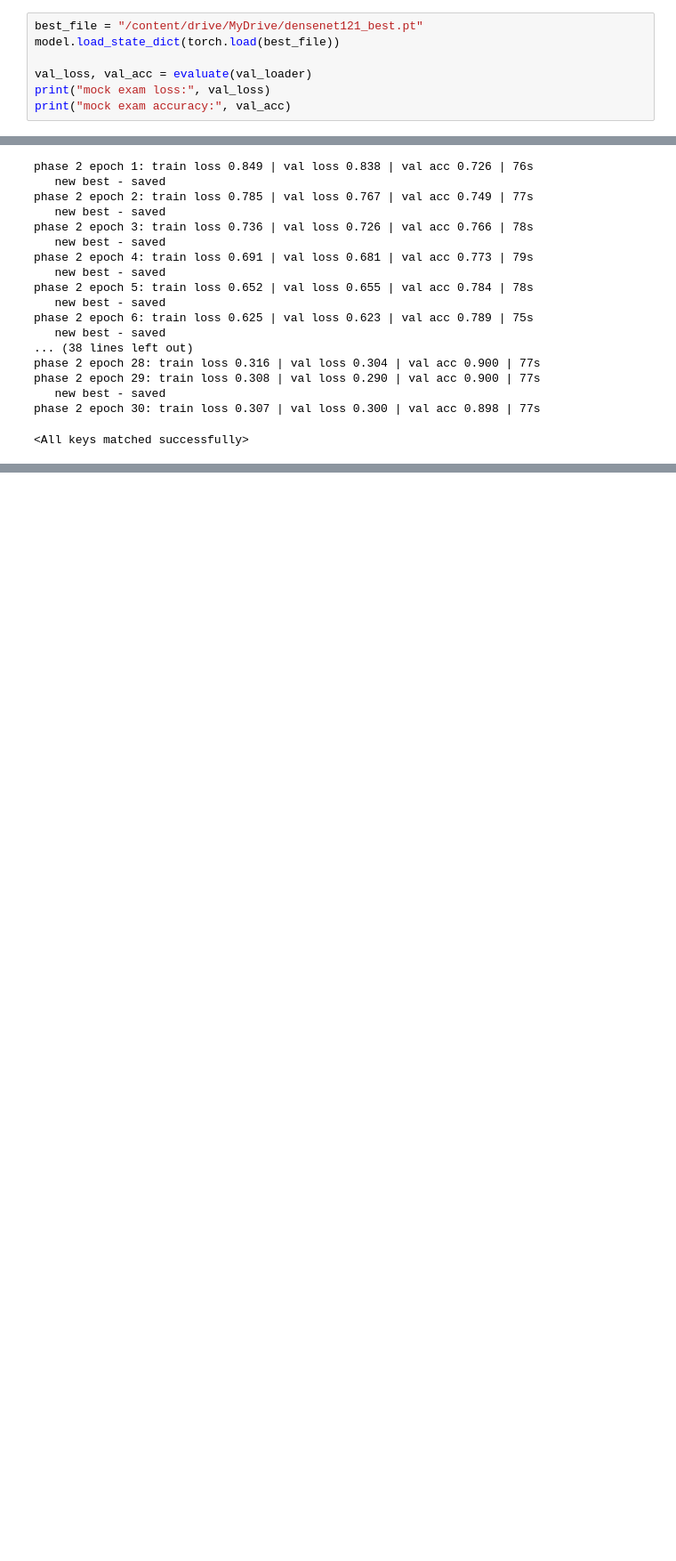
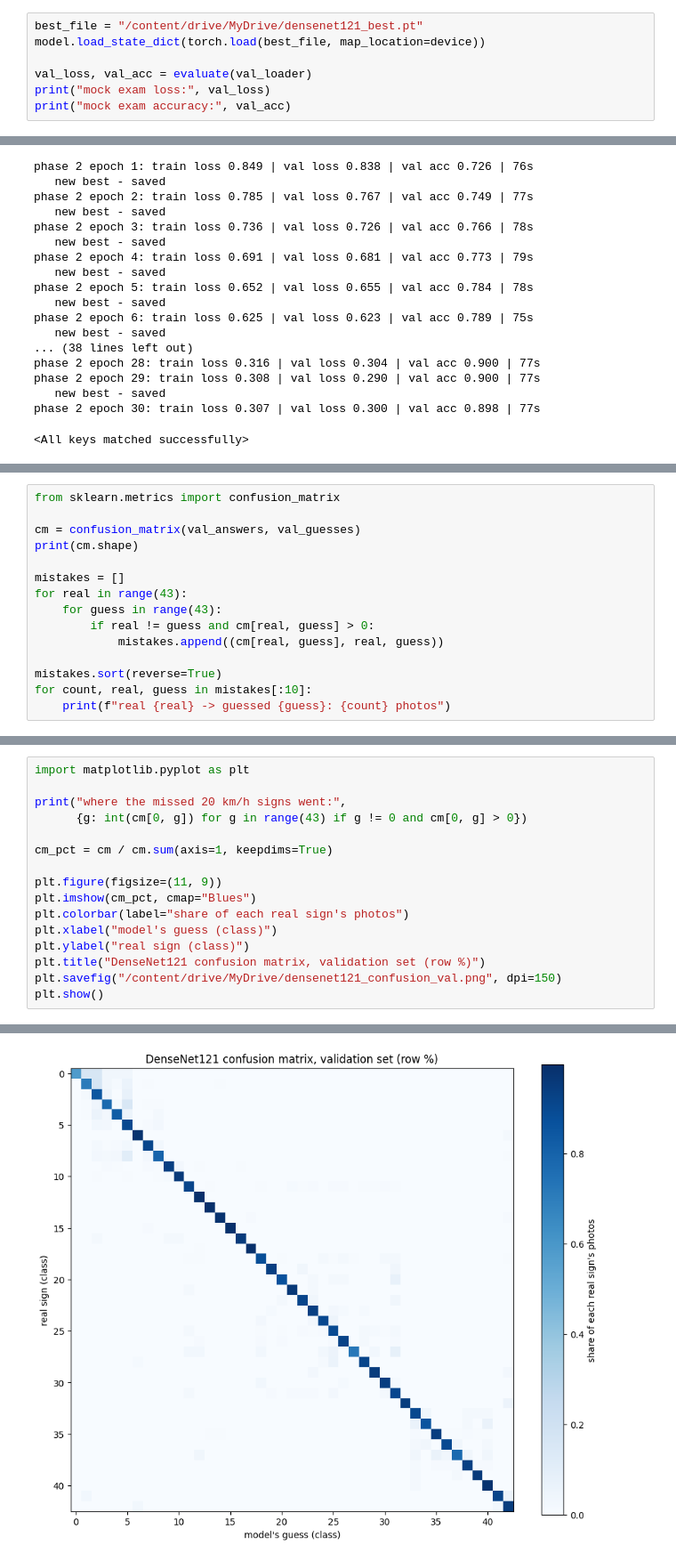
Before and after one commit to AaqibAR/DL_GroupProject, a Jupyter notebook: notebooks/densenet121_rahman.ipynb, the cells around one changed output, grey strips where cells are left out. Shown at 89% size. Saved outputs shown, nothing was run; the diff lists cells and outputs as text; blank space fills up the shorter version.

```diff
--- a/notebooks/densenet121_rahman.ipynb
+++ b/notebooks/densenet121_rahman.ipynb
@@ -259,7 +259,7 @@ NameError: name 'history' is not defined
 ## 7. Phase 2 — fine-tuning (top layers unlocked)
 # %%
 best_file = "/content/drive/MyDrive/densenet121_best.pt"
-model.load_state_dict(torch.load(best_file))
+model.load_state_dict(torch.load(best_file, map_location=device))
 
 val_loss, val_acc = evaluate(val_loader)
 print("mock exam loss:", val_loss)
@@ -345,0 +416,15 @@ phase 2 epoch 30: train loss 0.307 | val loss 0.300 | val acc 0.898 | 77s
+# %%
+from sklearn.metrics import confusion_matrix
+
+cm = confusion_matrix(val_answers, val_guesses)
+print(cm.shape)
+
+mistakes = []
+for real in range(43):
+    for guess in range(43):
+        if real != guess and cm[real, guess] > 0:
+            mistakes.append((cm[real, guess], real, guess))
+
+mistakes.sort(reverse=True)
+for count, real, guess in mistakes[:10]:
+    print(f"real {real} -> guessed {guess}: {count} photos")
@@ -345,0 +443,17 @@ phase 2 epoch 30: train loss 0.307 | val loss 0.300 | val acc 0.898 | 77s
+# %%
+import matplotlib.pyplot as plt
+
+print("where the missed 20 km/h signs went:",
+      {g: int(cm[0, g]) for g in range(43) if g != 0 and cm[0, g] > 0})
+
+cm_pct = cm / cm.sum(axis=1, keepdims=True)
+
+plt.figure(figsize=(11, 9))
+plt.imshow(cm_pct, cmap="Blues")
+plt.colorbar(label="share of each real sign's photos")
+plt.xlabel("model's guess (class)")
+plt.ylabel("real sign (class)")
+plt.title("DenseNet121 confusion matrix, validation set (row %)")
+plt.savefig("/content/drive/MyDrive/densenet121_confusion_val.png", dpi=150)
+plt.show()
+# %% [output]
@@ -345,0 +461 @@ phase 2 epoch 30: train loss 0.307 | val loss 0.300 | val acc 0.898 | 77s
+[figure, added]
```
Also changed, not shown: parts of 12 cells of this notebook.
